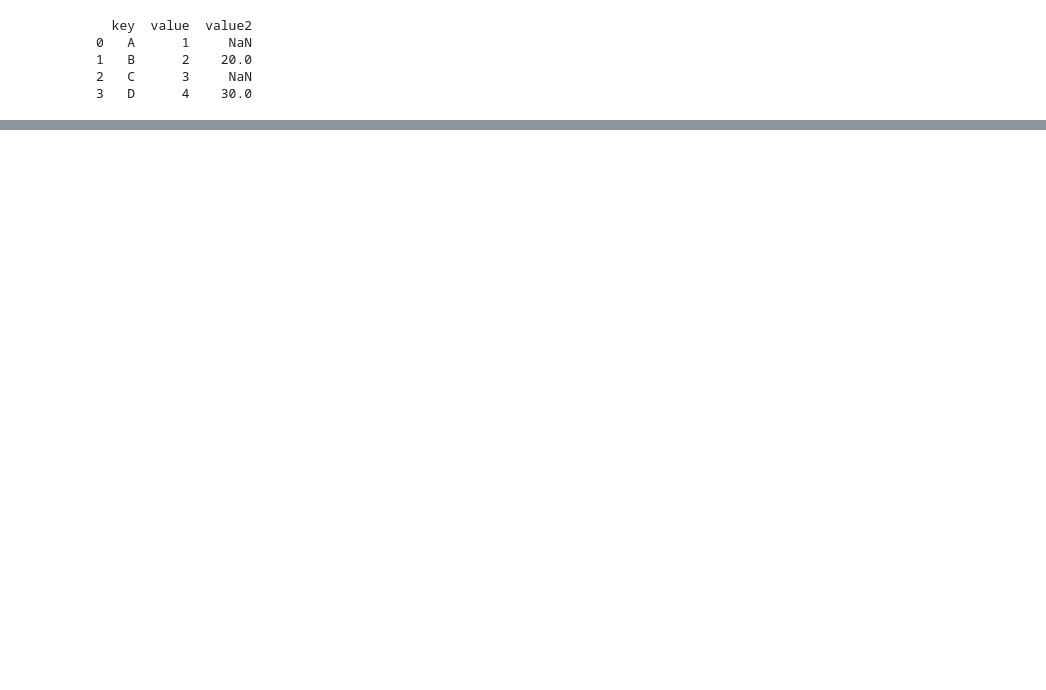
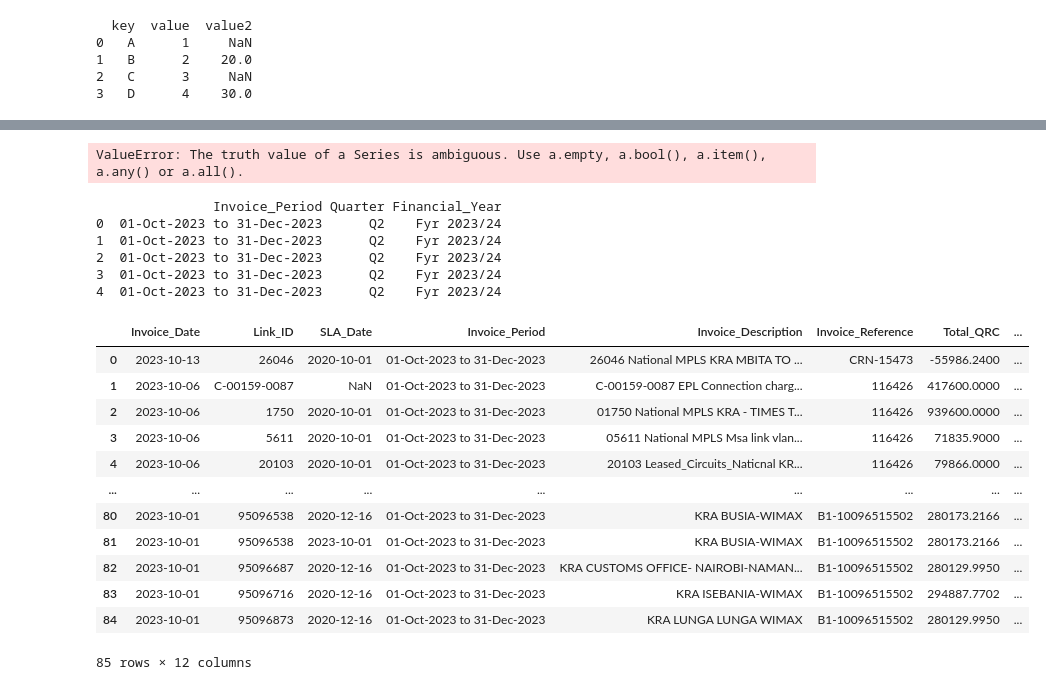
Before and after one commit to JackronyK/SLA_ETL, a Jupyter notebook: Data_Wrangling WS.ipynb, the cells around one changed output, grey strips where cells are left out. Drawn from its saved outputs; the diff is of its cells as text; code cells hidden in the pictures; blank space fills up the shorter version.

```diff
--- a/Data_Wrangling WS.ipynb
+++ b/Data_Wrangling WS.ipynb
@@ -1892,0 +1977,70 @@ print(merged_df)
+# %%
+if month >= 1 and month <= 3:
+    quarter = 'Q3'
+elif month >= 4 and month <= 6:
+    quarter = 'Q4'
+elif month >= 7 and month <= 9:
+    quarter = 'Q1'
+elif month >= 10 and month <= 12:
+    quarter = 'Q2'
+else:
+    quarter = 'Unknown'
+# %% [output]
+ValueError: The truth value of a Series is ambiguous. Use a.empty, a.bool(), a.item(), a.any() or a.all().
+# %%
+import pandas as pd
+
+def Invoice_p_pro(prd):
+    prd_col = pd.to_datetime(prd.split(' ')[0])
+    year = prd_col.year
+    month = prd_col.month
+
+    if month >= 1 and month <= 3:
+        quarter = 'Q3'
+    elif month >= 4 and month <= 6:
+        quarter = 'Q4'
+    elif month >= 7 and month <= 9:
+        quarter = 'Q1'
+    elif month >= 10 and month <= 12:
+        quarter = 'Q2'
+    else:
+        quarter = 'Unknown'
+
+    # Financial Year
+    if month >= 1 and month <= 6:
+        fyr = f'Fyr {year-1}/{str(year)[-2:]}'
+    elif month >= 7 and month <= 12:
+        fyr = f'Fyr {year}/{str(year+1)[-2:]}'
+    else:
+        fyr = 'Unknown'
+
+    return quarter, fyr
+
+# Applying the function to the DataFrame column
+combined_Invoice[['Quarter', 'Financial_Year']] = combined_Invoice['Invoice_Period'].apply(Invoice_p_pro).apply(pd.Series)
+
+# Check the resulting DataFrame
+print(combined_Invoice[['Invoice_Period', 'Quarter', 'Financial_Year']].head())
+
+
+combined_Invoice
+# %% [output]
+               Invoice_Period Quarter Financial_Year
+0  01-Oct-2023 to 31-Dec-2023      Q2    Fyr 2023/24
+1  01-Oct-2023 to 31-Dec-2023      Q2    Fyr 2023/24
+2  01-Oct-2023 to 31-Dec-2023      Q2    Fyr 2023/24
+3  01-Oct-2023 to 31-Dec-2023      Q2    Fyr 2023/24
+4  01-Oct-2023 to 31-Dec-2023      Q2    Fyr 2023/24
+|  | Invoice_Date | Link_ID | SLA_Date | Invoice_Period | Invoice_Description | Invoice_Reference | Total_QRC | ... |
+| 0 | 2023-10-13 | 26046 | 2020-10-01 | 01-Oct-2023 to 31-Dec-2023 | 26046 National MPLS KRA MBITA TO ... | CRN-15473 | -55986.2400 | ... |
+| 1 | 2023-10-06 | C-00159-0087 | NaN | 01-Oct-2023 to 31-Dec-2023 | C-00159-0087 EPL Connection charg... | 116426 | 417600.0000 | ... |
+| 2 | 2023-10-06 | 1750 | 2020-10-01 | 01-Oct-2023 to 31-Dec-2023 | 01750 National MPLS KRA - TIMES T... | 116426 | 939600.0000 | ... |
+| 3 | 2023-10-06 | 5611 | 2020-10-01 | 01-Oct-2023 to 31-Dec-2023 | 05611 National MPLS Msa link vlan... | 116426 | 71835.9000 | ... |
+| 4 | 2023-10-06 | 20103 | 2020-10-01 | 01-Oct-2023 to 31-Dec-2023 | 20103 Leased_Circuits_Naticnal KR... | 116426 | 79866.0000 | ... |
+| ... | ... | ... | ... | ... | ... | ... | ... | ... |
+| 80 | 2023-10-01 | 95096538 | 2020-12-16 | 01-Oct-2023 to 31-Dec-2023 | KRA BUSIA-WIMAX | B1-10096515502 | 280173.2166 | ... |
+| 81 | 2023-10-01 | 95096538 | 2023-10-01 | 01-Oct-2023 to 31-Dec-2023 | KRA BUSIA-WIMAX | B1-10096515502 | 280173.2166 | ... |
+| 82 | 2023-10-01 | 95096687 | 2020-12-16 | 01-Oct-2023 to 31-Dec-2023 | KRA CUSTOMS OFFICE- NAIROBI-NAMAN... | B1-10096515502 | 280129.9950 | ... |
+| 83 | 2023-10-01 | 95096716 | 2020-12-16 | 01-Oct-2023 to 31-Dec-2023 | KRA ISEBANIA-WIMAX | B1-10096515502 | 294887.7702 | ... |
+| 84 | 2023-10-01 | 95096873 | 2020-12-16 | 01-Oct-2023 to 31-Dec-2023 | KRA LUNGA LUNGA WIMAX | B1-10096515502 | 280129.9950 | ... |
+85 rows × 12 columns
```
Also changed, not shown: parts of 6 cells of this notebook, 9 other files.
